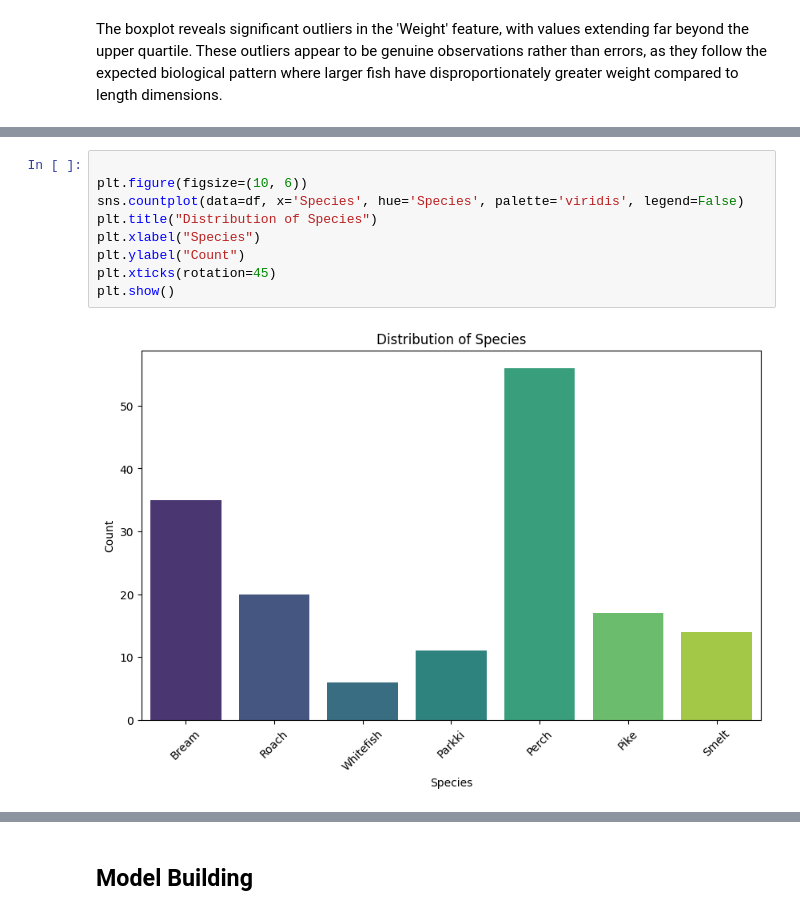
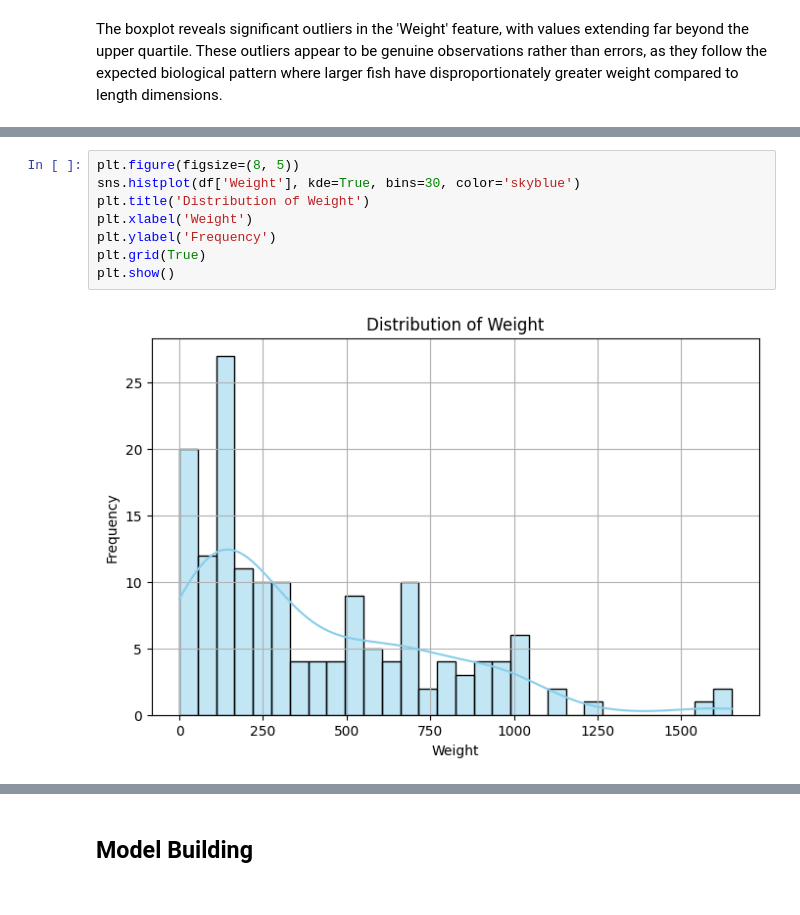
Before and after one commit to ibtissem101/DSC-Challenge, a Jupyter notebook: challenge.ipynb, the cells around one changed output, grey strips where cells are left out. Drawn from its saved outputs; the diff is of its cells as text.

```diff
--- a/challenge.ipynb
+++ b/challenge.ipynb
@@ -75,11 +117,10 @@ The boxplot reveals significant outliers in the 'Weight' feature, with values ex
 # %%
-
-plt.figure(figsize=(10, 6))
-sns.countplot(data=df, x='Species', hue='Species', palette='viridis', legend=False)
-plt.title("Distribution of Species")
-plt.xlabel("Species")
-plt.ylabel("Count")
-plt.xticks(rotation=45)
+plt.figure(figsize=(8, 5))
+sns.histplot(df['Weight'], kde=True, bins=30, color='skyblue')
+plt.title('Distribution of Weight')
+plt.xlabel('Weight')
+plt.ylabel('Frequency')
+plt.grid(True)
 plt.show()
 # %% [output]
-[figure, old version]
+[figure, new version]
```
Also changed, not shown: parts of 20 cells of this notebook.
